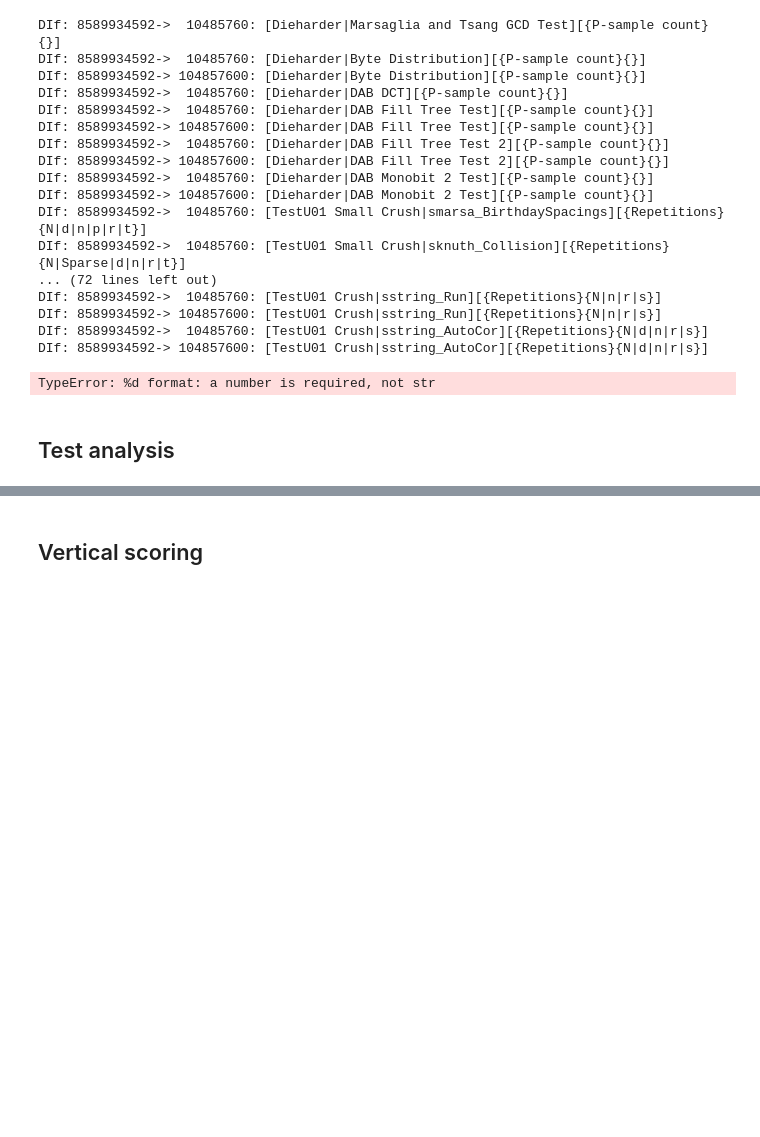
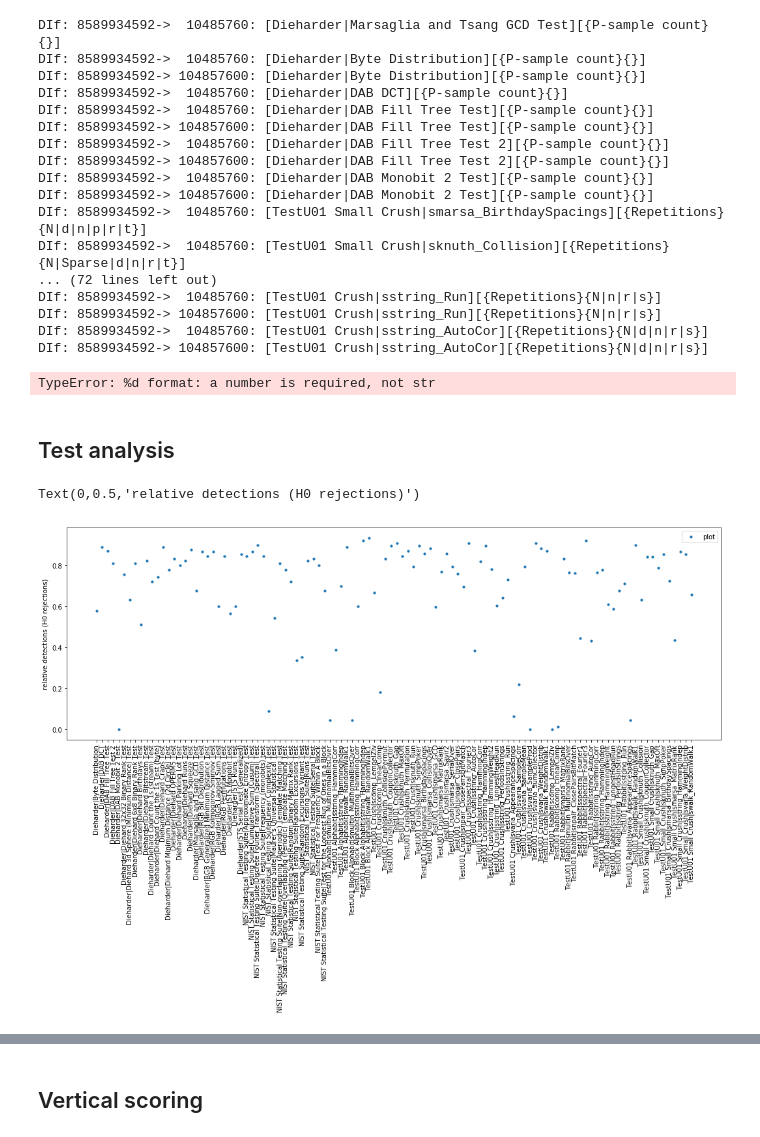
Before and after one commit to rozsa117/rtt-processor, a Jupyter notebook: proc2.ipynb, the cells around one changed output, grey strips where cells are left out. Saved outputs shown, nothing was run; the diff lists cells and outputs as text; code cells hidden in the pictures; blank space fills up the shorter version.

```diff
--- a/proc2.ipynb
+++ b/proc2.ipynb
@@ -30,5 +30,5 @@ import itertools
 # %%
 loader = dump_data.Loader()
 # %%
-loader.load({'no_pvals':True, 'only_pval_cnt': True})
+loader.load({'no_pvals':True, 'only_pval_cnt': True, 'experiments': [2,3,4,5]})
 # %% [output]
@@ -292,14 +292,17 @@ tf_medr8 = filter_experiments(exps, lambda x: (med_rounds[x.exp_info.fnc_name] =
 # %%
 #tests_detections = [(x[0], sum(1 for y in x[1] if y is not None and y <= 0.01)) for x in project_tests(tests_srt, tf_lowr)]
 
-tests_detections = get_detections(project_tests(tests_srt, tf_lowr8_aes_hw), 0.01)
+tests_detections = get_detections(project_tests(tests_srt, tf_lowr8), 0.01)
 fig, ax = pyplot.subplots(figsize=(6*3, 2*3))
 ax.tick_params(axis='x', labelrotation=90)
 plt.scatter([x[0] for x in tests_detections],
             [x[1] for x in tests_detections],
             label='plot', s=10)
 plt.legend(loc='best')
 ax.set_ylabel("relative detections (H0 rejections)")
+# %% [output]
+Text(0,0.5,'relative detections (H0 rejections)')
+[figure, added]
 # %%
 # TODO: filter top 3 strongest and top 3 lowest tests, 10, 100 and 8 GB
 # %%
```
Also changed, not shown: parts of 13 cells of this notebook.
